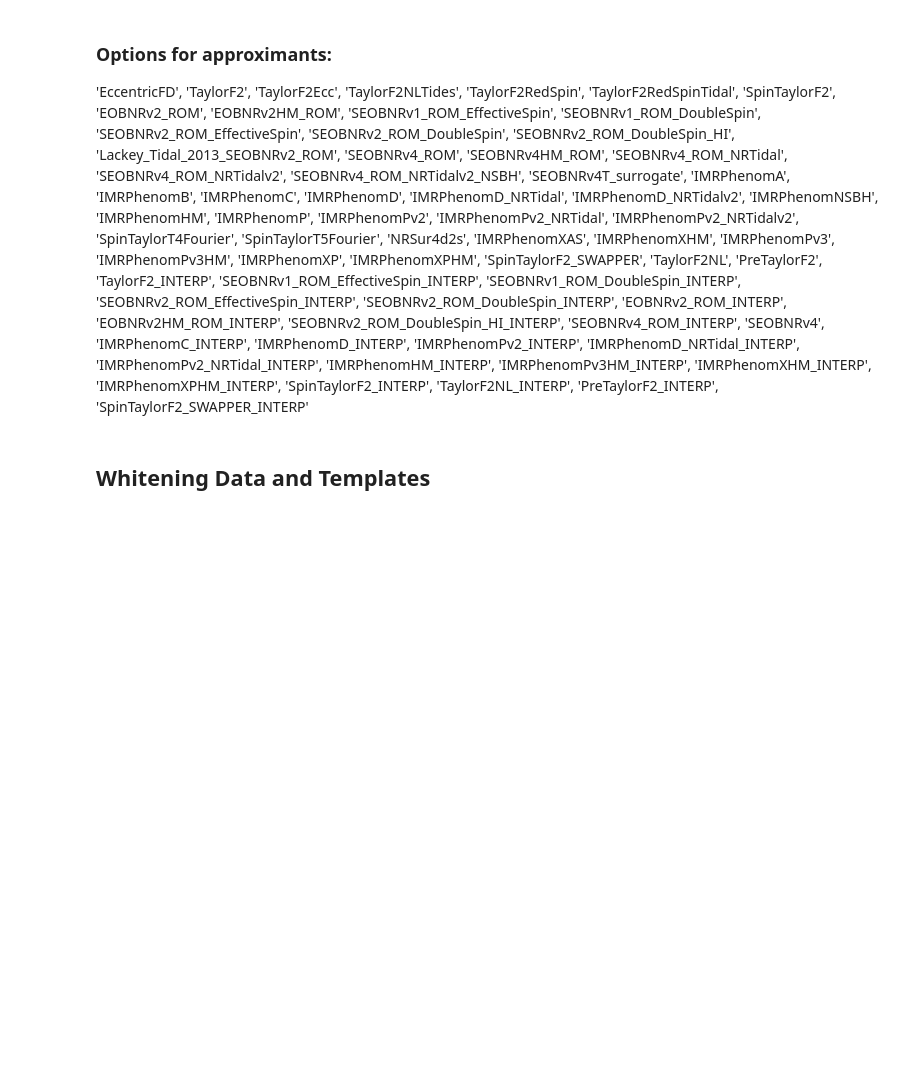
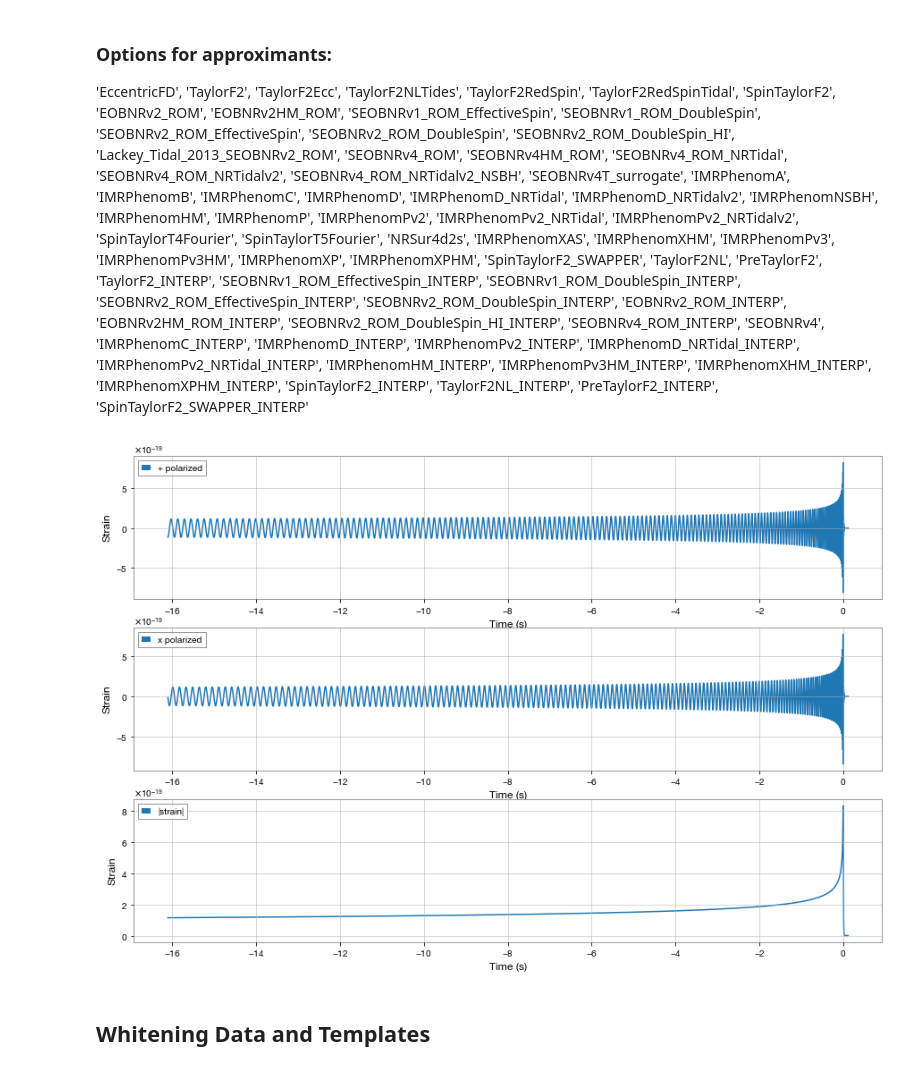
Before and after one commit to Andrerg01/gstlal_steps, a Jupyter notebook: Untitled.ipynb, the cells around one changed output. Drawn from its saved outputs; the diff is of its cells as text; code cells hidden in the pictures; blank space fills up the shorter version.

Commit message:
Got correct template and better peak snr, not as good as example yet tho

```diff
--- a/Untitled.ipynb
+++ b/Untitled.ipynb
@@ -53,15 +82,16 @@ ax[1].set_ylabel("PSD")
 'EccentricFD', 'TaylorF2', 'TaylorF2Ecc', 'TaylorF2NLTides', 'TaylorF2RedSpin', 'TaylorF2RedSpinTidal', 'SpinTaylorF2', 'EOBNRv2_ROM', 'EOBNRv2HM_ROM', 'SEOBNRv1_ROM_EffectiveSpin', 'SEOBNRv1_ROM_DoubleSpin', 'SEOBNRv2_ROM_EffectiveSpin', 'SEOBNRv2_ROM_DoubleSpin', 'SEOBNRv2_ROM_DoubleSpin_HI', 'Lackey_Tidal_2013_SEOBNRv2_ROM', 'SEOBNRv4_ROM', 'SEOBNRv4HM_ROM', 'SEOBNRv4_ROM_NRTidal', 'SEOBNRv4_ROM_NRTidalv2', 'SEOBNRv4_ROM_NRTidalv2_NSBH', 'SEOBNRv4T_surrogate', 'IMRPhenomA', 'IMRPhenomB', 'IMRPhenomC', 'IMRPhenomD', 'IMRPhenomD_NRTidal', 'IMRPhenomD_NRTidalv2', 'IMRPhenomNSBH', 'IMRPhenomHM', 'IMRPhenomP', 'IMRPhenomPv2', 'IMRPhenomPv2_NRTidal', 'IMRPhenomPv2_NRTidalv2', 'SpinTaylorT4Fourier', 'SpinTaylorT5Fourier', 'NRSur4d2s', 'IMRPhenomXAS', 'IMRPhenomXHM', 'IMRPhenomPv3', 'IMRPhenomPv3HM', 'IMRPhenomXP', 'IMRPhenomXPHM', 'SpinTaylorF2_SWAPPER', 'TaylorF2NL', 'PreTaylorF2', 'TaylorF2_INTERP', 'SEOBNRv1_ROM_EffectiveSpin_INTERP', 'SEOBNRv1_ROM_DoubleSpin_INTERP', 'SEOBNRv2_ROM_EffectiveSpin_INTERP', 'SEOBNRv2_ROM_DoubleSpin_INTERP', 'EOBNRv2_ROM_INTERP', 'EOBNRv2HM_ROM_INTERP', 'SEOBNRv2_ROM_DoubleSpin_HI_INTERP', 'SEOBNRv4_ROM_INTERP', 'SEOBNRv4', 'IMRPhenomC_INTERP', 'IMRPhenomD_INTERP', 'IMRPhenomPv2_INTERP', 'IMRPhenomD_NRTidal_INTERP', 'IMRPhenomPv2_NRTidal_INTERP', 'IMRPhenomHM_INTERP', 'IMRPhenomPv3HM_INTERP', 'IMRPhenomXHM_INTERP', 'IMRPhenomXPHM_INTERP', 'SpinTaylorF2_INTERP', 'TaylorF2NL_INTERP', 'PreTaylorF2_INTERP', 'SpinTaylorF2_SWAPPER_INTERP'
 # %%
 # Which of the approximants above are to be used on the template
-approximant = 'TaylorF2'
+#approximant = 'TaylorF2'
+approximant = 'SEOBNRv2'
 #Mass of initial BH's (in solar masses)
-mass1 = 47.641058
-mass2 = 39.173864
-spin1x, spin1y, spin1z = [0,0,-0.798458]
-spin2x, spin2y, spin2z = [0,0,0.426868]
+mass1 = 41.74
+mass2 = 29.24
+spin1x, spin1y, spin1z = [0,0,0.35]
+spin2x, spin2y, spin2z = [0,0,-0.77]
 inclination = 0
 delta_t = data_L1.dt.value
-f_lower = 40
+f_lower = np.pi*2
 template_p, template_c = get_td_waveform(approximant = approximant,
                          mass1 = mass1,
                          mass2 = mass2,
@@ -75,33 +105,36 @@ template_p = TimeSeries(template_p, times = template_p.sample_times)
 
 template_c = TimeSeries(template_c, times = template_c.sample_times)
 
+template = template_p + 1.j*template_c
 if len(template_p)*data_L1.dt < Quantity(1,'s'):
     missingSeconds = Quantity(1,'s') - len(template_p)*data_L1.dt
     missingDataPoints = int(missingSeconds.value*data_L1.sample_rate.value)
     appendedZeros = np.zeros(missingDataPoints)
     appendedTimes = [template_p.times[-1] + i*data_L1.dt for i in range(1, missingDataPoints+1)]
     appendix = TimeSeries(appendedZeros, times = appendedTimes)
     template_p = template_p.append(appendix, inplace = False, resize = True)
     template_c = template_c.append(appendix, inplace = False, resize = True)
 
-template = TimeSeries(template_p.value + 1.0j*template_c.value, times = template_p.times)
+# template = TimeSeries(template_p.value + 1.0j*template_c.value, times = template_p.times)
 
 template_fig, template_ax = plt.subplots(3, figsize = [15,10])
 
 template_ax[0].plot(template_p, label = '+ polarized')
 template_ax[0].set_ylabel('Strain')
 template_ax[0].set_xlabel('Time (s)')
 template_ax[0].legend()
 
 template_ax[1].plot(template_c, label = 'x polarized')
 template_ax[1].set_ylabel('Strain')
 template_ax[1].set_xlabel('Time (s)')
 template_ax[1].legend()
 
 template_ax[2].plot(abs(template), label = '|strain|')
 template_ax[2].set_ylabel('Strain')
 template_ax[2].set_xlabel('Time (s)')
 template_ax[2].legend()
 
 
 template_fig.show()
+# %% [output]
+[figure, added]
```
Also changed, not shown: parts of 11 cells of this notebook, 2 other files.
